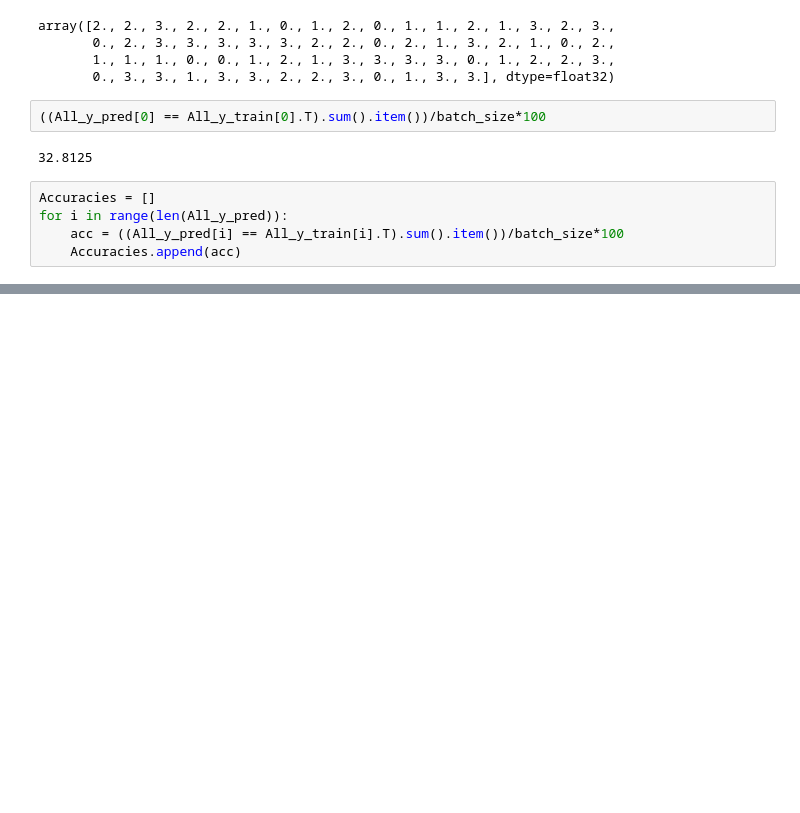
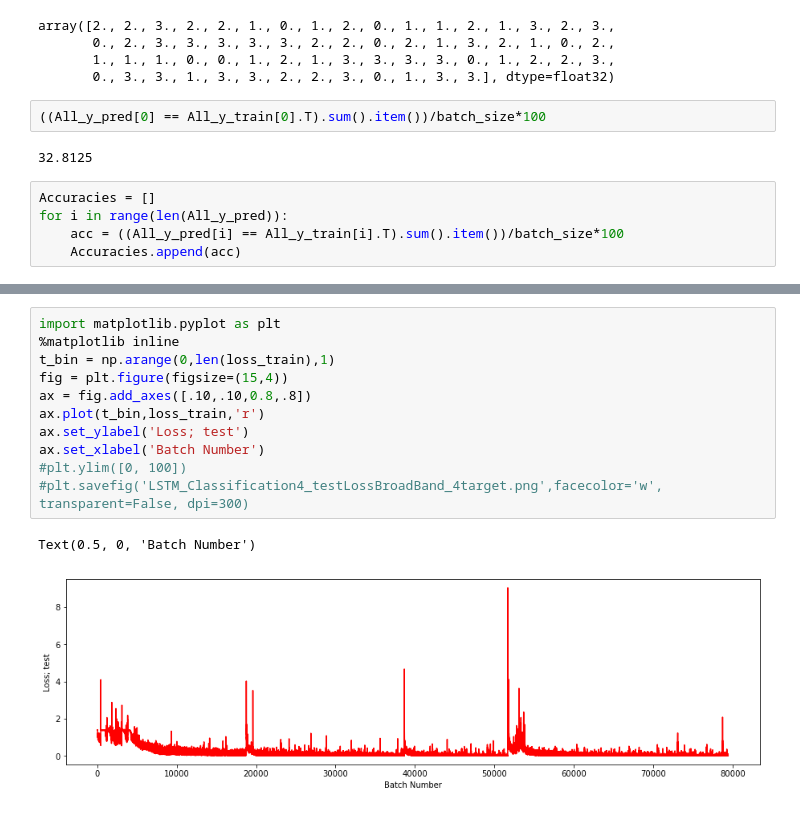
Before and after one commit to RezaAbiri2020/ECoGControl_RNN, a Jupyter notebook: LSTM_5.ipynb, the cells around one changed output, grey strips where cells are left out. Drawn from its saved outputs; the diff is of its cells as text; blank space fills up the shorter version.

```diff
--- a/LSTM_5.ipynb
+++ b/LSTM_5.ipynb
@@ -1141,3 +1194,17 @@ plt.ylim([0, 100])
+# %%
+import matplotlib.pyplot as plt
+%matplotlib inline
+t_bin = np.arange(0,len(loss_train),1)
+fig = plt.figure(figsize=(15,4))
+ax = fig.add_axes([.10,.10,0.8,.8])
+ax.plot(t_bin,loss_train,'r')
+ax.set_ylabel('Loss; test')
+ax.set_xlabel('Batch Number')
+#plt.ylim([0, 100])
+#plt.savefig('LSTM_Classification4_testLossBroadBand_4target.png',facecolor='w', transparent=False, dpi=300)
+# %% [output]
+Text(0.5, 0, 'Batch Number')
+[figure, added]
 # %%
 # Evaluate the model
 #model.eval()
```
Also changed, not shown: parts of 51 cells of this notebook, 9 other files.
